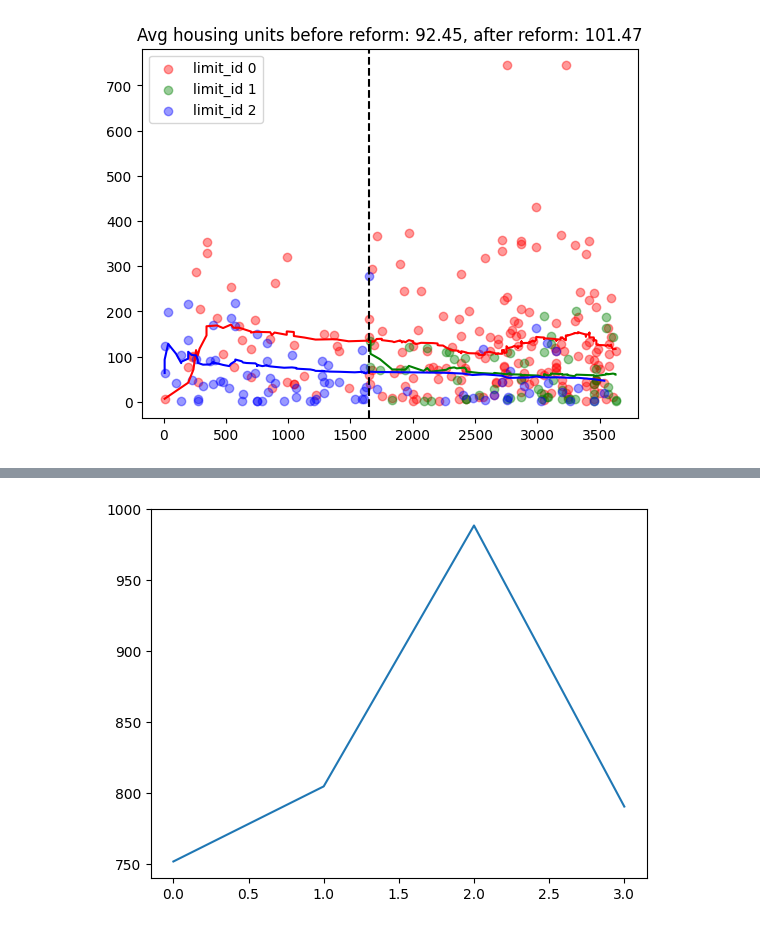
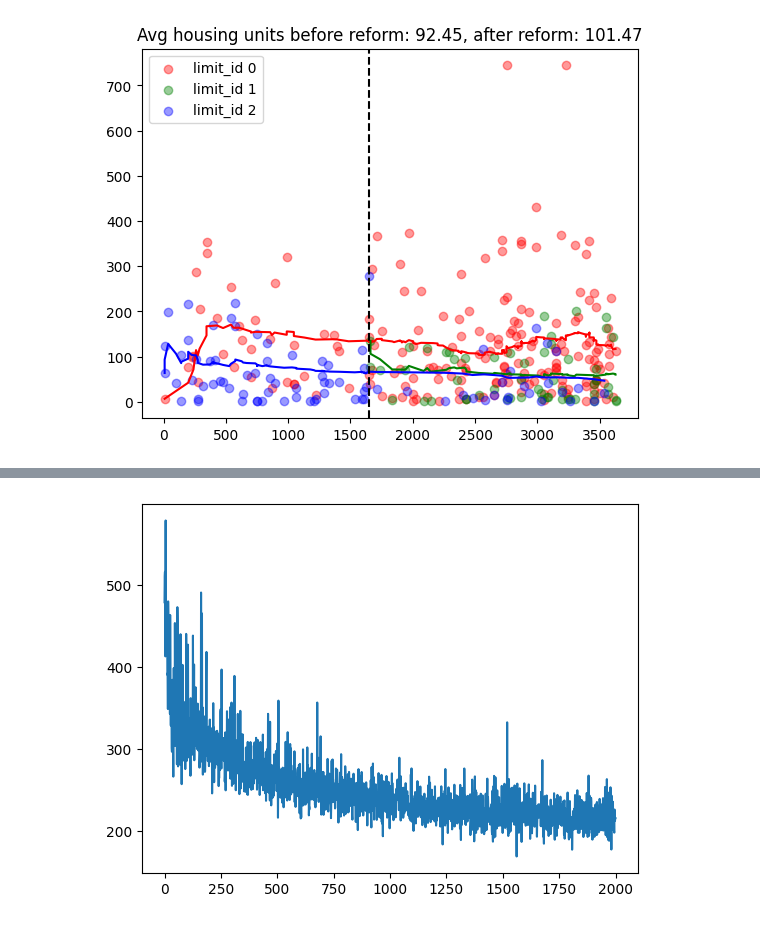
Before and after one commit to BasisResearch/cities, a Jupyter notebook: docs/experimental_notebooks/zoning/zoning_model.ipynb, the cells around one changed output, grey strips where cells are left out. Drawn from its saved outputs; the diff is of its cells as text; code cells hidden in the pictures.

```diff
--- a/docs/experimental_notebooks/zoning/zoning_model.ipynb
+++ b/docs/experimental_notebooks/zoning/zoning_model.ipynb
@@ -448,30 +244,0 @@ outcome_observed torch.Size([326])
-# %%
-def run_svi_inference(
-    model,
-    n_steps=500,
-    verbose=True,
-    lr=0.03,
-    vi_family=AutoMultivariateNormal,
-    guide=None,
-    **model_kwargs
-):
-    losses = []
-    if guide is None:
-        guide = vi_family(model) #, init_loc_fn=init_to_mean)
-    elbo = pyro.infer.Trace_ELBO()(model, guide)
-    # initialize parameters
-    elbo(**model_kwargs)
-    adam = torch.optim.Adam(elbo.parameters(), lr=lr)
-    # Do gradient steps
-    for step in range(1, n_steps + 1):
-        adam.zero_grad()
-        loss = elbo(**model_kwargs)
-        loss.backward()
-        losses.append(loss.item())
-        adam.step()
-        if (step % 50 == 0) or (step == 1) & verbose:
-            print("[iteration %04d] loss: %.4f" % (step, loss))
-
-    plt.plot(losses)
-
-    return guide
@@ -616,12 +245,9 @@ plt.show()
 # %%
+linear_model = SimpleLinear(categorical, continuous)
+model_kwargs = {"categorical": categorical, "continuous": continuous}
 
+linear_model = condition(linear_model, data = {"outcome_observed": outcome})
 
-linear_model = SimpleLinear(categorical, continuous, outcome)
-
-print(linear_model)
-
-
-model_kwargs = {"categorical": categorical, "continuous": continuous, "outcome": outcome}
 
 guide = run_svi_inference(
     linear_model, n_steps=n_steps, lr=0.01, verbose=True, **model_kwargs
@@ -632,4 +273,4 @@ SimpleLinear()
-[figure, old version]
+[figure, new version]
 # %%
 predictive = Predictive(linear_model, guide=guide, num_samples=num_samples)
 
```
Also changed, not shown: parts of 25 cells of this notebook, 3 other files.
